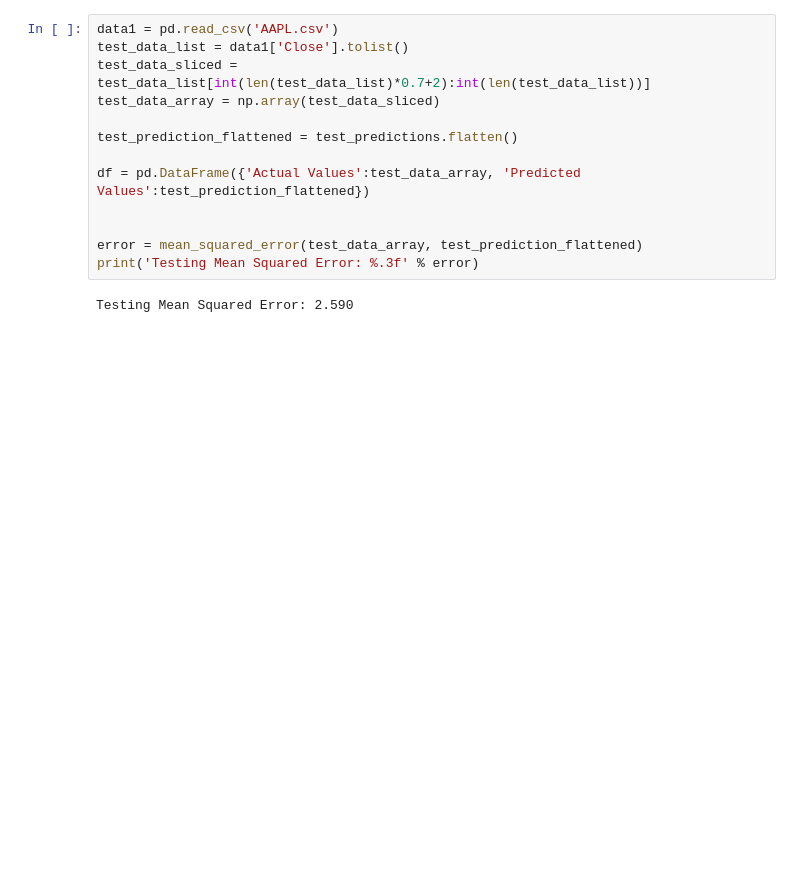
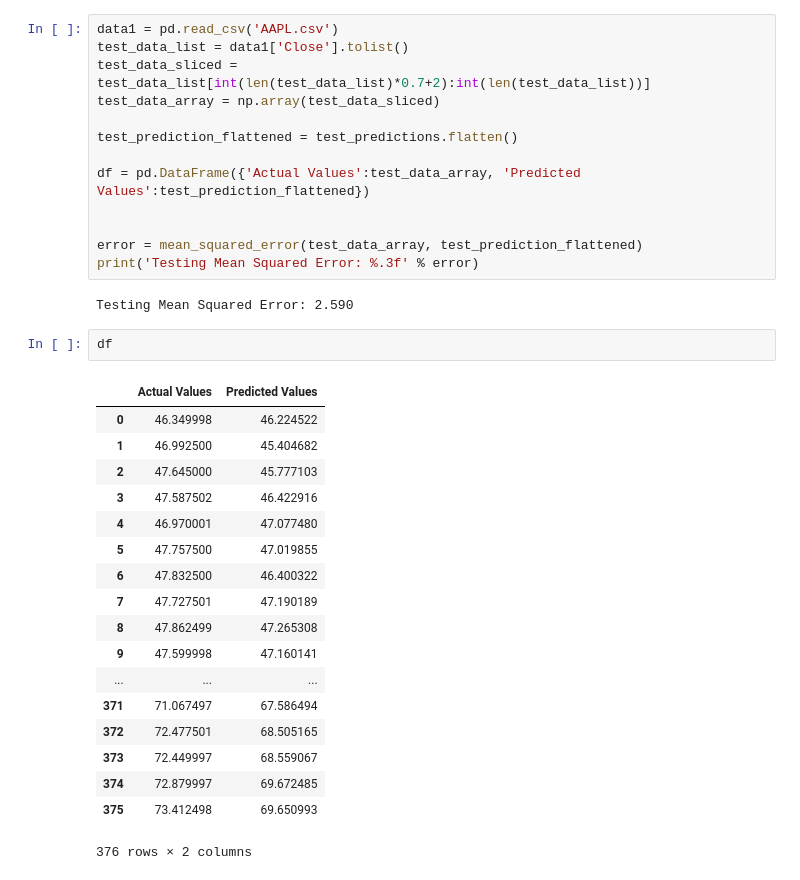
Before and after one commit to sidk003/Stock-Market-Prediction, a Jupyter notebook: stock_price_prediction/stacked_LSTM.ipynb, the cells around one changed output. Cells and saved outputs as stored; diff of their text form; blank space fills up the shorter version.

```diff
--- a/stock_price_prediction/stacked_LSTM.ipynb
+++ b/stock_price_prediction/stacked_LSTM.ipynb
@@ -127,3 +127,24 @@ error = mean_squared_error(test_data_array, test_prediction_flattened)
 print('Testing Mean Squared Error: %.3f' % error)
 # %% [output]
 Testing Mean Squared Error: 2.590
+# %%
+df
+# %% [output]
+|  | Actual Values | Predicted Values |
+| 0 | 46.349998 | 46.224522 |
+| 1 | 46.992500 | 45.404682 |
+| 2 | 47.645000 | 45.777103 |
+| 3 | 47.587502 | 46.422916 |
+| 4 | 46.970001 | 47.077480 |
+| 5 | 47.757500 | 47.019855 |
+| 6 | 47.832500 | 46.400322 |
+| 7 | 47.727501 | 47.190189 |
+| 8 | 47.862499 | 47.265308 |
+| 9 | 47.599998 | 47.160141 |
+| ... | ... | ... |
+| 371 | 71.067497 | 67.586494 |
+| 372 | 72.477501 | 68.505165 |
+| 373 | 72.449997 | 68.559067 |
+| 374 | 72.879997 | 69.672485 |
+| 375 | 73.412498 | 69.650993 |
+376 rows × 2 columns
```
